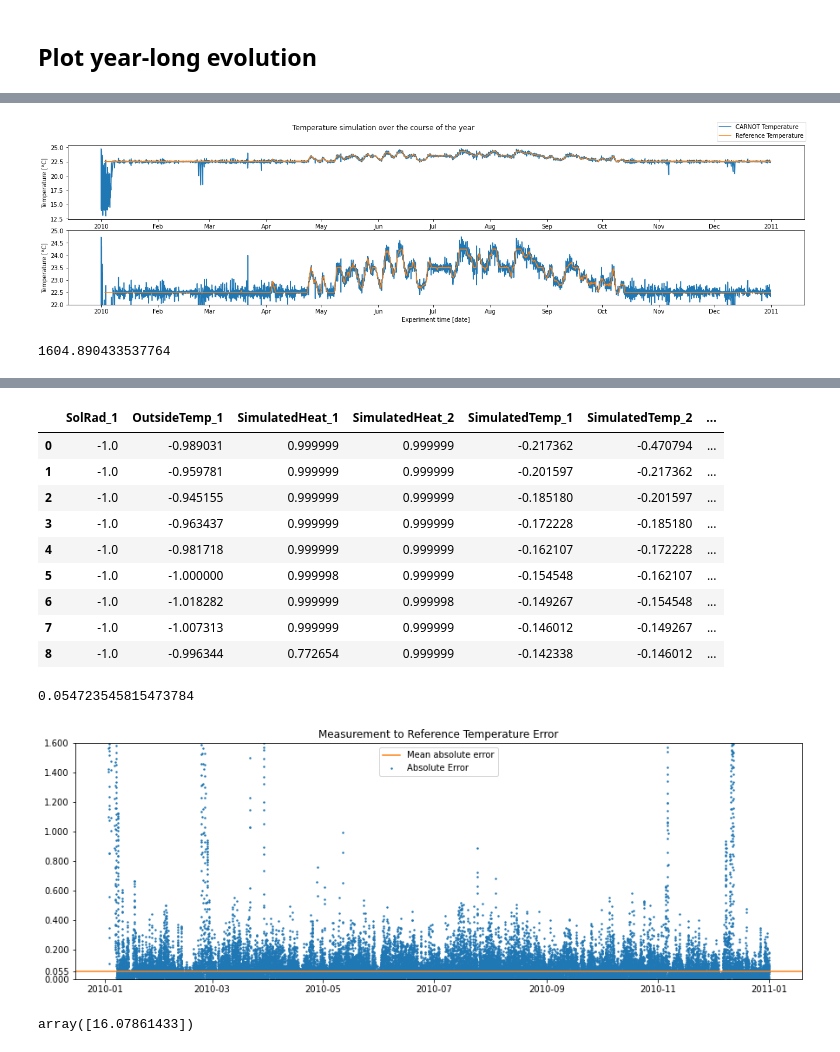
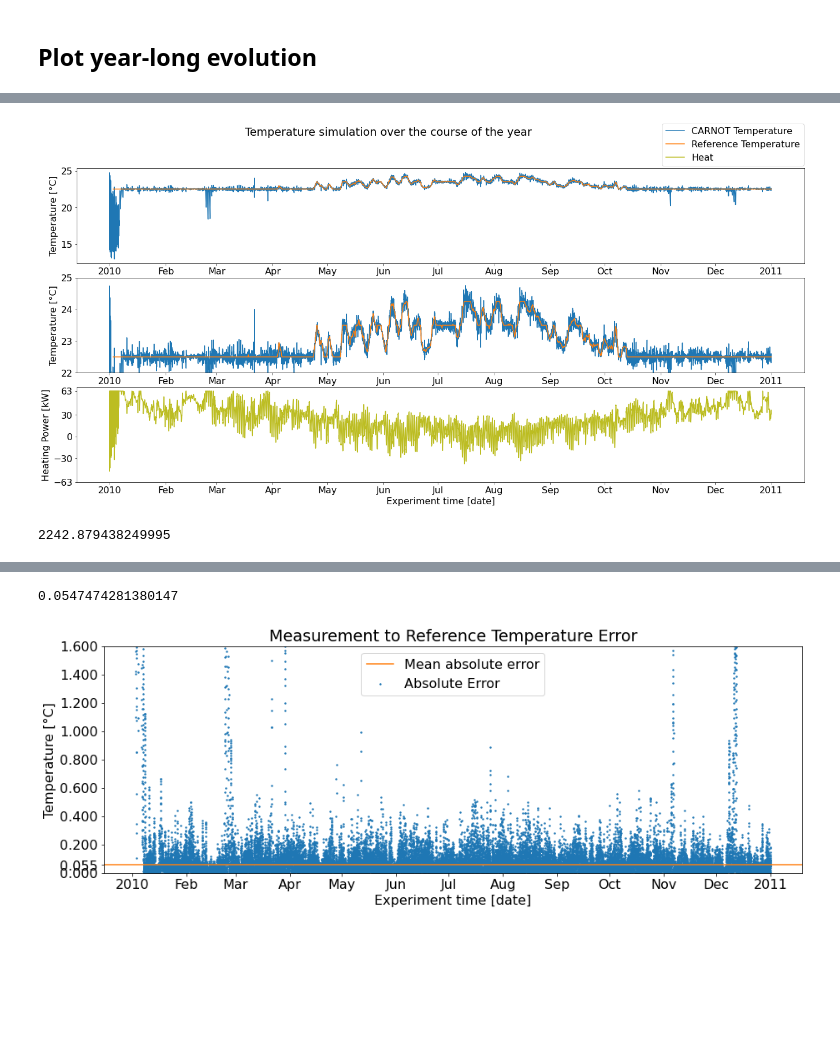
Before and after one commit to Radu-C-Martin/Master-Project, a Jupyter notebook: Notebooks/70_Server_result_analysis.ipynb, the cells around one changed output, grey strips where cells are left out. Drawn from its saved outputs; the diff is of its cells as text; code cells hidden in the pictures; blank space fills up the shorter version.

```diff
--- a/Notebooks/70_Server_result_analysis.ipynb
+++ b/Notebooks/70_Server_result_analysis.ipynb
@@ -12,6 +15,8 @@ from helpers import *
 # %%
 import matplotlib.pyplot as plt
 import matplotlib.dates as mdates
+# %%
+plt.rcParams.update({'font.size': 16})
 # %%
 from bokeh.palettes import d3
 from bokeh.layouts import column
@@ -53,7 +60,7 @@ df_tref = df['OutsideTemp'].rolling(
     window = 2 * 96
 ).mean().apply(get_tref_mean)
 
-#df_tref = df_tref.shift(1) # The reference at time t is computed using info up to t-1
+df_tref = df_tref.shift(1) # The reference at time t is computed using info up to t-1
 # %%
 err_mean = (df['SimulatedTemp'] - df_tref).mean()
 err_std = (df['SimulatedTemp'][500:] - df_tref).std()
@@ -194,45 +232,57 @@ show(p)
 [interactive output not drawn]
 [interactive output not drawn]
 # %%
-fig, ax = plt.subplots(2, 1, figsize=(20, 5))
+fig, ax = plt.subplots(3, 1, figsize=(20, 10))
 #plt.plot(df.index, df['OutsideTemp'], color = 'blue')
-l1 = ax[0].plot(df.index, df['SimulatedTemp'], color = pallete[0], label = 'CARNOT Temperature')
-l2 = ax[0].plot(df.index, df_tref, color = pallete[1], label = 'Reference Temperature')
+ax[0].plot(df.index, df['SimulatedTemp'], color = pallete[0], label = 'CARNOT Temperature')
+ax[0].plot(df.index, df_tref, color = pallete[1], label = 'Reference Temperature')
 
-ax[1].plot(df.index, df['SimulatedTemp'], color = pallete[0], label = 'CARNOT Temperature')
-ax[1].plot(df.index, df_tref, color = pallete[1], label = 'Reference Temperature')
+ax[1].plot(df.index, df['SimulatedTemp'], color = pallete[0])
+ax[1].plot(df.index, df_tref, color = pallete[1])
 ax[1].set_ylim([22,25])
 
-labels = ['CARNOT Temperature', 'Reference Temperature']
+ax[2].plot(df.index, df['SimulatedHeat']/1000, color = pallete[8], label = 'Heat')
+heat_ticks = [-63, -30, 0, 30, 63]
+ax[2].set_yticks(heat_ticks)
 
 fig.suptitle("Temperature simulation over the course of the year")
-fig.legend([l1, l2], labels=labels, loc = 'upper right')
 
 ax[0].set_ylabel("Temperature [°C]")
 ax[1].set_ylabel("Temperature [°C]")
+ax[2].set_ylabel("Heating Power [kW]")
 
-ax[1].set_xlabel("Experiment time [date]")
+ax[2].set_xlabel("Experiment time [date]")
+
+handles, labels = [], []
+
+for idx in range(3):
+    handles.extend(ax[idx].get_legend_handles_labels()[0])
+    labels.extend(ax[idx].get_legend_handles_labels()[1])
+
+#handles, labels = ax[0].get_legend_handles_labels()
+idx = np.sort(np.unique(np.array(labels), return_index=True)[1])
+fig.legend(np.array(handles)[idx], np.array(labels)[idx])
 
 locator = mdates.AutoDateLocator(minticks=3, maxticks=14)
 formatter = mdates.ConciseDateFormatter(locator)
-for idx in range(2):
+for idx in range(3):
     ax[idx].xaxis.set_major_locator(locator)
     ax[idx].xaxis.set_major_formatter(formatter)
 
 
 
 # Adjusting the sub-plots
 plt.subplots_adjust(right=1)
 fig.subplots_adjust(hspace=0.15)
 
 plt.savefig(f"../Thesis/Plots/{sim_id}_fullyear.pdf", bbox_inches='tight')
 # %% [output]
-[figure, old version]
+[figure, new version]
 # %%
-cum_se = ((df['SimulatedTemp'][576:] - df_tref[576:])**2).sum()
+cum_se = ((df['SimulatedTemp'][500:] - df_tref[500:])**2).sum()
 print(cum_se)
 # %% [output]
-1604.890433537764
+2242.879438249995
 # %%
 p = figure(plot_width = 1000, plot_height = 300)
 p.scatter(df.index, np.abs(df['SimulatedTemp'] - df_tref))
@@ -240,19 +290,6 @@ show(p)
 # %% [output]
 [interactive output not drawn]
 [interactive output not drawn]
-# %%
-pd.DataFrame(X_log[3], columns = data_to_gpr(df, dict_cols).drop(columns = df.columns).columns)
-# %% [output]
-|  | SolRad_1 | OutsideTemp_1 | SimulatedHeat_1 | SimulatedHeat_2 | SimulatedTemp_1 | SimulatedTemp_2 | ... |
-| 0 | -1.0 | -0.989031 | 0.999999 | 0.999999 | -0.217362 | -0.470794 | ... |
-| 1 | -1.0 | -0.959781 | 0.999999 | 0.999999 | -0.201597 | -0.217362 | ... |
-| 2 | -1.0 | -0.945155 | 0.999999 | 0.999999 | -0.185180 | -0.201597 | ... |
-| 3 | -1.0 | -0.963437 | 0.999999 | 0.999999 | -0.172228 | -0.185180 | ... |
-| 4 | -1.0 | -0.981718 | 0.999999 | 0.999999 | -0.162107 | -0.172228 | ... |
-| 5 | -1.0 | -1.000000 | 0.999998 | 0.999999 | -0.154548 | -0.162107 | ... |
-| 6 | -1.0 | -1.018282 | 0.999999 | 0.999998 | -0.149267 | -0.154548 | ... |
-| 7 | -1.0 | -1.007313 | 0.999999 | 0.999999 | -0.146012 | -0.149267 | ... |
-| 8 | -1.0 | -0.996344 | 0.772654 | 0.999999 | -0.142338 | -0.146012 | ... |
 # %%
 np_abserr = (df['SimulatedTemp'] - df_tref).abs()
 abserr_mean = np_abserr.median()
@@ -260,7 +297,7 @@ abserr_std = np_abserr.std()
 # %%
 abserr_mean
 # %% [output]
-0.054723545815473784
+0.0547474281380147
 # %%
 fig, ax = plt.subplots(figsize = (15, 5))
 
@@ -270,13 +307,18 @@ ax.set_ylim([0,1.5])
 plt.yticks(list(plt.yticks()[0]) + [abserr_mean])
 ax.axhline(y = abserr_mean, color = pallete[1], ls = '-', label = 'Mean absolute error')
 
+locator = mdates.AutoDateLocator(minticks=3, maxticks=14)
+formatter = mdates.ConciseDateFormatter(locator)
+ax.xaxis.set_major_locator(locator)
+ax.xaxis.set_major_formatter(formatter)
+
+ax.set_ylabel("Temperature [°C]")
+
+ax.set_xlabel("Experiment time [date]")
+
 plt.legend()
 
 plt.title("Measurement to Reference Temperature Error")
 plt.savefig(f"../Thesis/Plots/{sim_id}_abserr.pdf", bbox_inches='tight')
 # %% [output]
-[figure, old version]
+[figure, new version]
-# %%
-scaler_helper.inverse_scale_output(X_log[1][1,4])
-# %% [output]
-array([16.07861433])
```
Also changed, not shown: parts of 34 cells of this notebook, 24 other files.
